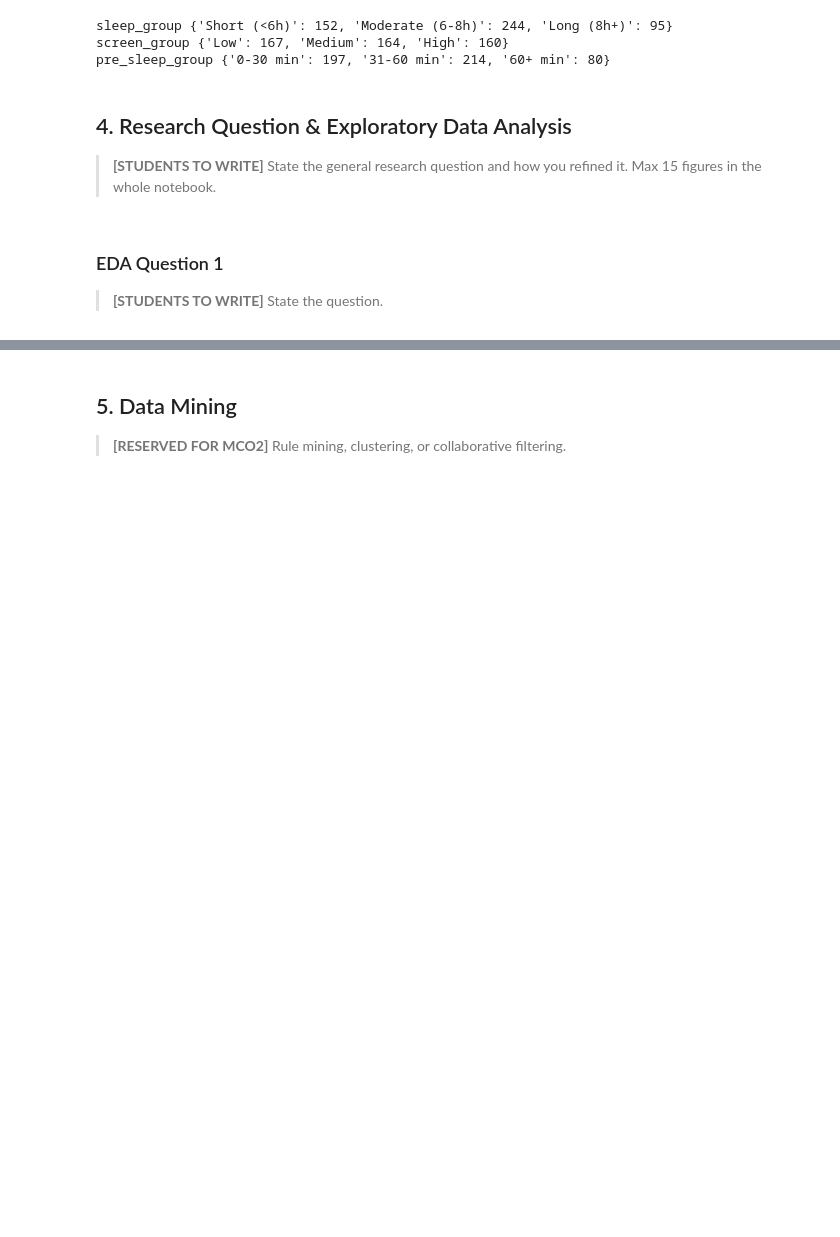
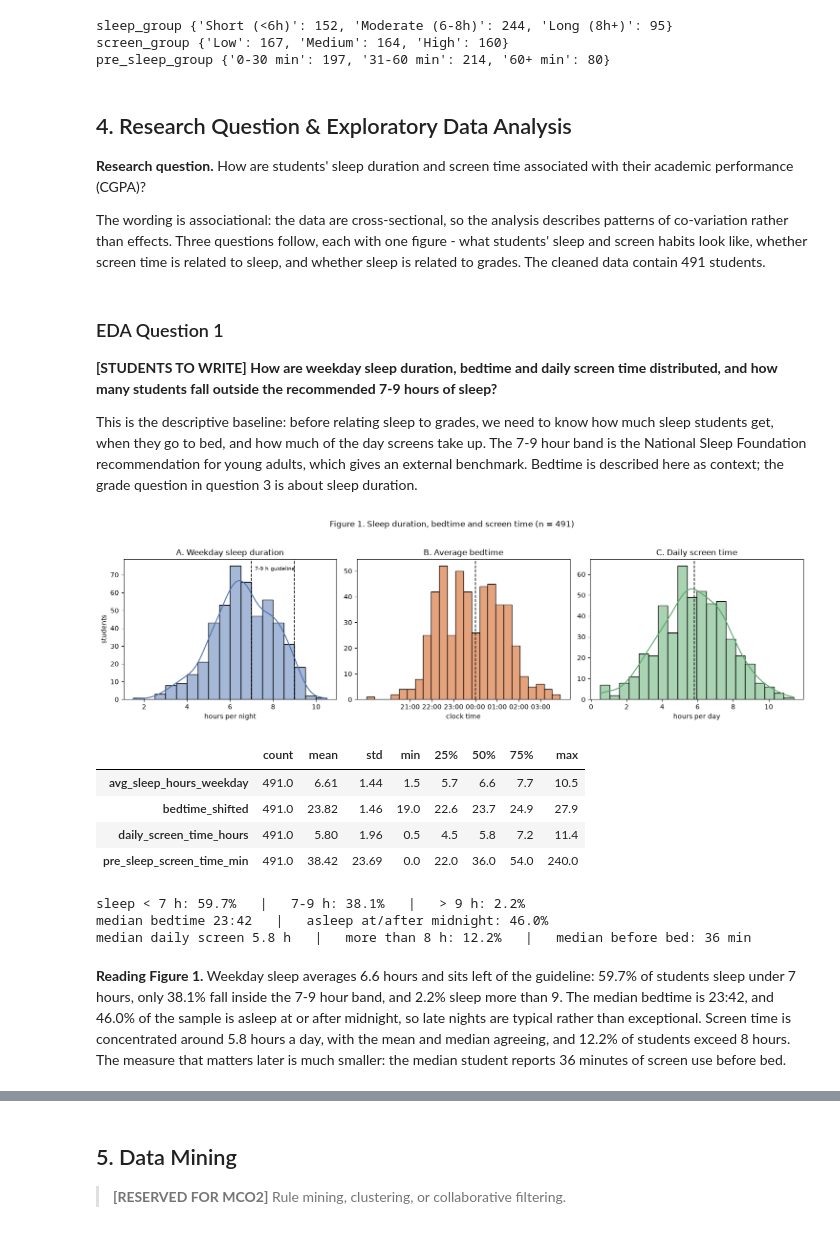
Before and after one commit to NoAimWL/CSMODEL-MCO1, a Jupyter notebook: notebooks/csmodel_mco.ipynb, the cells around one changed output, grey strips where cells are left out. Drawn from its saved outputs; the diff is of its cells as text; code cells hidden in the pictures; blank space fills up the shorter version.

```diff
--- a/notebooks/csmodel_mco.ipynb
+++ b/notebooks/csmodel_mco.ipynb
@@ -206,13 +206,75 @@ pre_sleep_group {'0-30 min': 197, '31-60 min': 214, '60+ min': 80}
 # %% [markdown]
 ## 4. Research Question & Exploratory Data Analysis
 
-> **[STUDENTS TO WRITE]** State the general research question and how you refined it. Max 15 figures in the whole notebook.
+**Research question.** How are students' sleep duration and screen time associated with their
+academic performance (CGPA)?
+
+The wording is associational: the data are cross-sectional, so the analysis describes patterns of
+co-variation rather than effects. Three questions follow, each with one figure - what students'
+sleep and screen habits look like, whether screen time is related to sleep, and whether sleep is
+related to grades. The cleaned data contain 491 students.
 # %% [markdown]
 ### EDA Question 1
 
-> **[STUDENTS TO WRITE]** State the question.
+**[STUDENTS TO WRITE]** **How are weekday sleep duration, bedtime and daily screen time distributed, and how many students
+fall outside the recommended 7-9 hours of sleep?**
+
+This is the descriptive baseline: before relating sleep to grades, we need to know how much sleep
+students get, when they go to bed, and how much of the day screens take up. The 7-9 hour band is the
+National Sleep Foundation recommendation for young adults, which gives an external benchmark.
+Bedtime is described here as context; the grade question in question 3 is about sleep duration.
 # %%
-# [STUDENT TODO] EDA Q1: numerical summary + appropriate visualization
+fig, axes = plt.subplots(1, 3, figsize=(15, 4.2))
+
+sns.histplot(df["avg_sleep_hours_weekday"], bins=18, kde=True, ax=axes[0], color="#4C72B0")
+for x in (7, 9):
+    axes[0].axvline(x, ls="--", lw=1.2, c="black")
+axes[0].set(title="A. Weekday sleep duration", xlabel="hours per night", ylabel="students")
+axes[0].text(7.15, axes[0].get_ylim()[1] * 0.92, "7-9 h guideline", fontsize=8)
+
+sns.histplot(df["bedtime_shifted"], bins=24, ax=axes[1], color="#DD8452")
+axes[1].axvline(24, ls="--", lw=1.2, c="black")
+axes[1].set(title="B. Average bedtime", xlabel="clock time", ylabel="")
+axes[1].set_xticks([21, 22, 23, 24, 25, 26, 27])
+axes[1].set_xticklabels(["21:00", "22:00", "23:00", "00:00", "01:00", "02:00", "03:00"])
+
+sns.histplot(df["daily_screen_time_hours"], bins=20, kde=True, ax=axes[2], color="#55A868")
+axes[2].axvline(df["daily_screen_time_hours"].median(), ls="--", lw=1.2, c="black")
+axes[2].set(title="C. Daily screen time", xlabel="hours per day", ylabel="")
+
+fig.suptitle(f"Figure 1. Sleep duration, bedtime and screen time (n = {len(df)})", y=1.03)
+plt.tight_layout()
+plt.show()
+
+display(df[["avg_sleep_hours_weekday", "bedtime_shifted", "daily_screen_time_hours",
+            "pre_sleep_screen_time_min"]].describe().T.round(2))
+
+print(f"sleep < 7 h: {(df.avg_sleep_hours_weekday < 7).mean():.1%}"
+      f"   |   7-9 h: {df.avg_sleep_hours_weekday.between(7, 9).mean():.1%}"
+      f"   |   > 9 h: {(df.avg_sleep_hours_weekday > 9).mean():.1%}")
+bed = df["bedtime_shifted"].median()
+print(f"median bedtime {int(bed) % 24:02d}:{int(round((bed % 1) * 60)) % 60:02d}"
+      f"   |   asleep at/after midnight: {(df.bedtime_shifted >= 24).mean():.1%}")
+print(f"median daily screen {df.daily_screen_time_hours.median():.1f} h"
+      f"   |   more than 8 h: {(df.daily_screen_time_hours > 8).mean():.1%}"
+      f"   |   median before bed: {df.pre_sleep_screen_time_min.median():.0f} min")
+# %% [output]
+[figure, added]
+|  | count | mean | std | min | 25% | 50% | 75% | max |
+| avg_sleep_hours_weekday | 491.0 | 6.61 | 1.44 | 1.5 | 5.7 | 6.6 | 7.7 | 10.5 |
+| bedtime_shifted | 491.0 | 23.82 | 1.46 | 19.0 | 22.6 | 23.7 | 24.9 | 27.9 |
+| daily_screen_time_hours | 491.0 | 5.80 | 1.96 | 0.5 | 4.5 | 5.8 | 7.2 | 11.4 |
+| pre_sleep_screen_time_min | 491.0 | 38.42 | 23.69 | 0.0 | 22.0 | 36.0 | 54.0 | 240.0 |
+sleep < 7 h: 59.7%   |   7-9 h: 38.1%   |   > 9 h: 2.2%
+median bedtime 23:42   |   asleep at/after midnight: 46.0%
+median daily screen 5.8 h   |   more than 8 h: 12.2%   |   median before bed: 36 min
+# %% [markdown]
+**Reading Figure 1.** Weekday sleep averages 6.6 hours and sits left of the guideline:
+59.7% of students sleep under 7 hours, only 38.1% fall inside the 7-9 hour band, and 2.2% sleep more
+than 9. The median bedtime is 23:42, and 46.0% of the sample is asleep at or after midnight, so late
+nights are typical rather than exceptional. Screen time is concentrated around 5.8 hours a day, with
+the mean and median agreeing, and 12.2% of students exceed 8 hours. The measure that matters later is
+much smaller: the median student reports 36 minutes of screen use before bed.
 # %% [markdown]
 ### EDA Question 2
 
```
Also changed, not shown: parts of 7 cells of this notebook.
